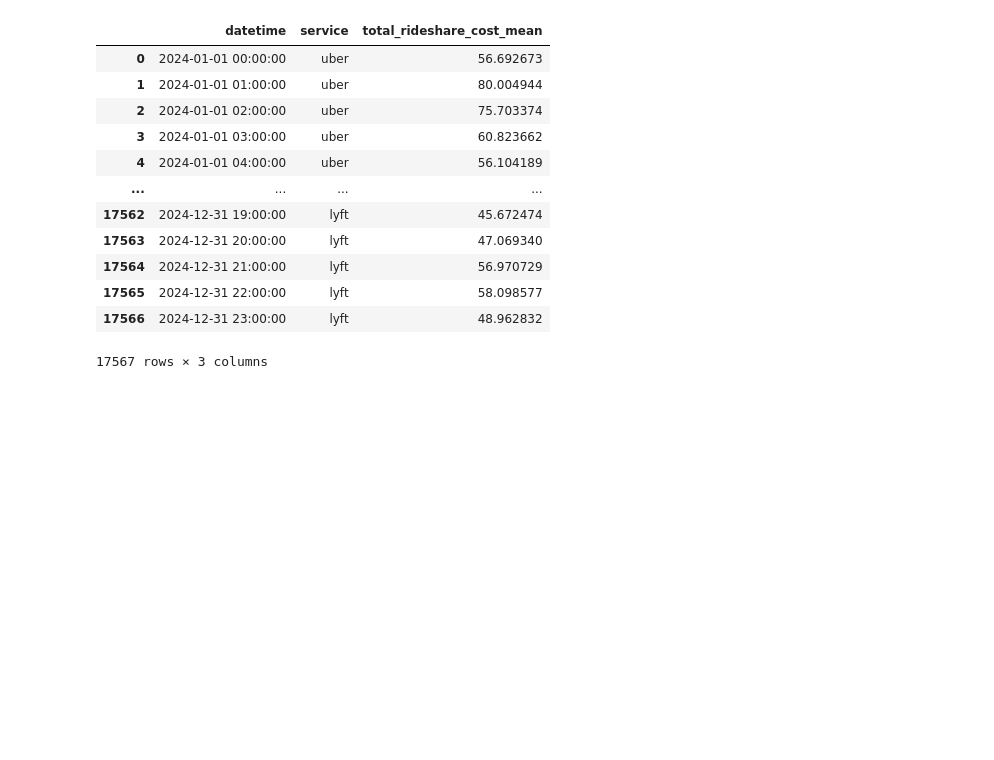
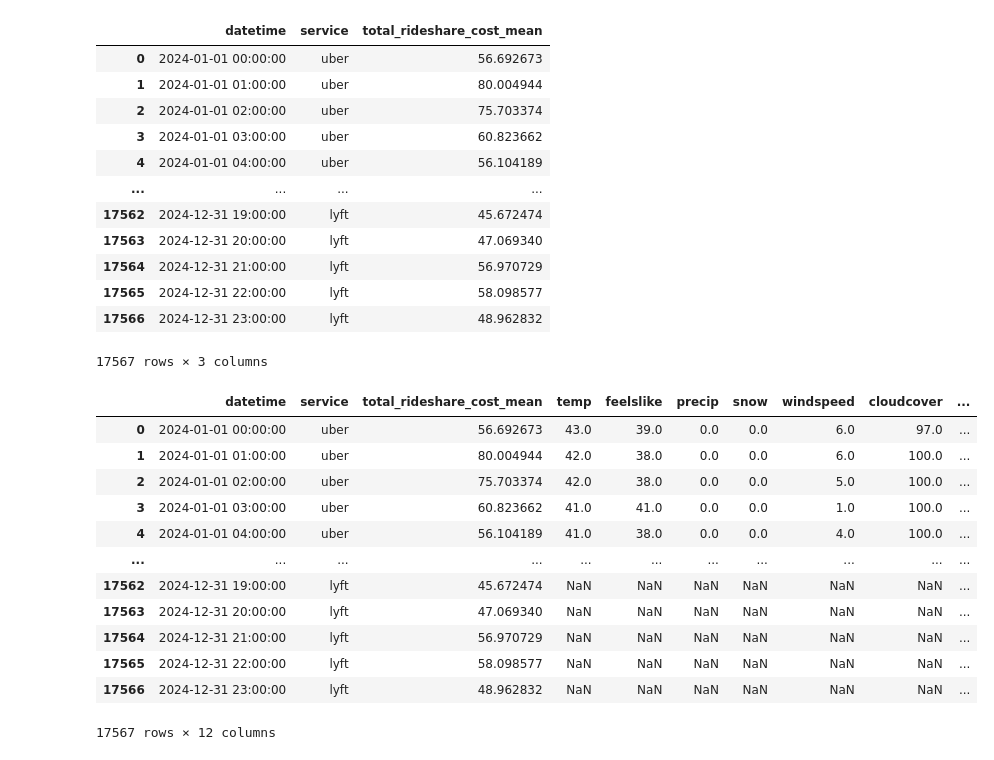
Before and after one commit to data11y/SU-IST707-Group_Project, a Jupyter notebook: Project Checkpoints/Checkpoint 2/Initial Models/Linear Regression Model-3.ipynb, the cells around one changed output. Drawn from its saved outputs; the diff is of its cells as text; code cells hidden in the pictures; blank space fills up the shorter version.

```diff
--- a/Project Checkpoints/Checkpoint 2/Initial Models/Linear Regression Model-3.ipynb
+++ b/Project Checkpoints/Checkpoint 2/Initial Models/Linear Regression Model-3.ipynb
@@ -204,3 +204,29 @@ rideshare
 # driver_pay_mean
 
 rideshare.to_csv("rideshare_cleaned_LR.csv", index=False)
+# %%
+# weather filter and merge with rideshare data
+
+weather['datetime'] = pd.to_datetime(weather['datetime'])
+weather_24 = weather[
+    (weather['datetime'] >= "2024-01-01") &
+    (weather['datetime'] < "2024-12-31")
+].copy()
+
+# merge on datetime due to previous processing of the rideshare data
+rideshare_weather = pd.merge(rideshare, weather_24, on='datetime', how='left')
+rideshare_weather
+# %% [output]
+|  | datetime | service | total_rideshare_cost_mean | temp | feelslike | precip | snow | windspeed | cloudcover | ... |
+| 0 | 2024-01-01 00:00:00 | uber | 56.692673 | 43.0 | 39.0 | 0.0 | 0.0 | 6.0 | 97.0 | ... |
+| 1 | 2024-01-01 01:00:00 | uber | 80.004944 | 42.0 | 38.0 | 0.0 | 0.0 | 6.0 | 100.0 | ... |
+| 2 | 2024-01-01 02:00:00 | uber | 75.703374 | 42.0 | 38.0 | 0.0 | 0.0 | 5.0 | 100.0 | ... |
+| 3 | 2024-01-01 03:00:00 | uber | 60.823662 | 41.0 | 41.0 | 0.0 | 0.0 | 1.0 | 100.0 | ... |
+| 4 | 2024-01-01 04:00:00 | uber | 56.104189 | 41.0 | 38.0 | 0.0 | 0.0 | 4.0 | 100.0 | ... |
+| ... | ... | ... | ... | ... | ... | ... | ... | ... | ... | ... |
+| 17562 | 2024-12-31 19:00:00 | lyft | 45.672474 | NaN | NaN | NaN | NaN | NaN | NaN | ... |
+| 17563 | 2024-12-31 20:00:00 | lyft | 47.069340 | NaN | NaN | NaN | NaN | NaN | NaN | ... |
+| 17564 | 2024-12-31 21:00:00 | lyft | 56.970729 | NaN | NaN | NaN | NaN | NaN | NaN | ... |
+| 17565 | 2024-12-31 22:00:00 | lyft | 58.098577 | NaN | NaN | NaN | NaN | NaN | NaN | ... |
+| 17566 | 2024-12-31 23:00:00 | lyft | 48.962832 | NaN | NaN | NaN | NaN | NaN | NaN | ... |
+17567 rows × 12 columns
```
Also changed, not shown: parts of 2 cells of this notebook, 1 other file.
